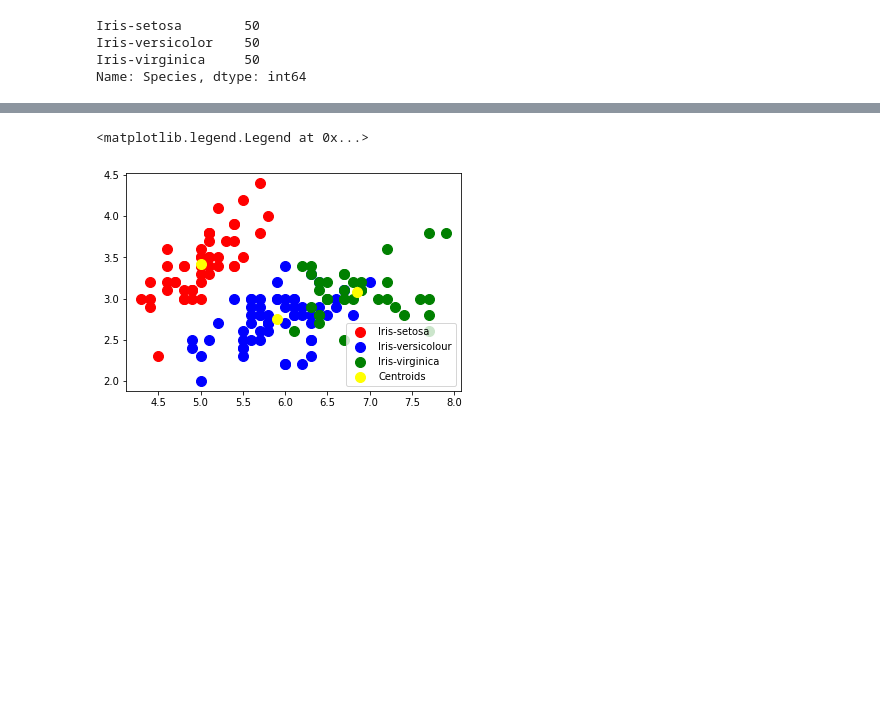
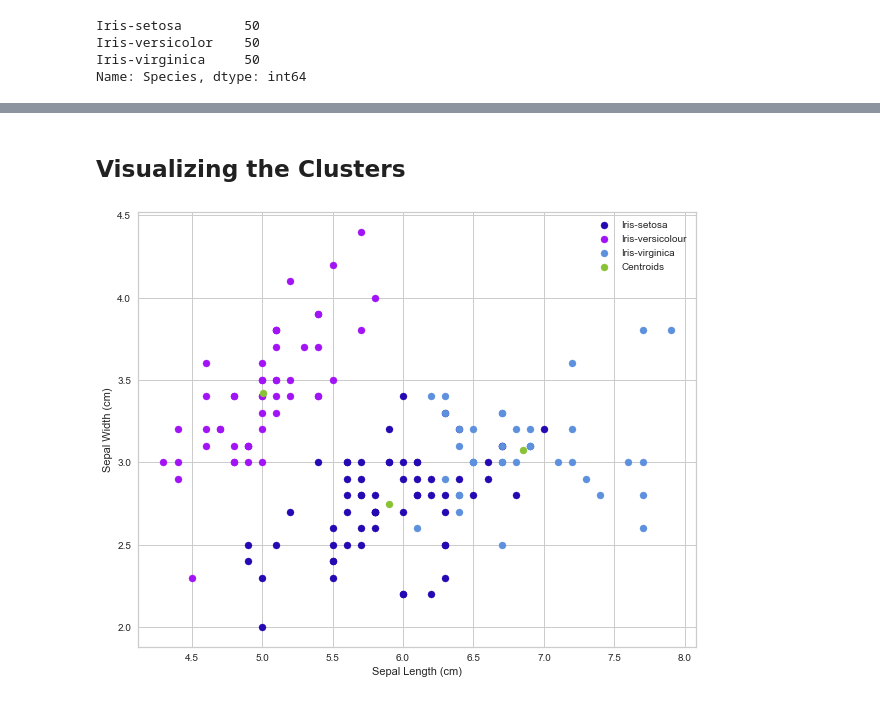
Before and after one commit to saranshkr/iris-kmeans-clustering, a Jupyter notebook: iris-clustering.ipynb, the cells around one changed output, grey strips where cells are left out. Saved outputs shown, nothing was run; the diff lists cells and outputs as text; code cells hidden in the pictures; blank space fills up the shorter version.

```diff
--- a/iris-clustering.ipynb
+++ b/iris-clustering.ipynb
@@ -30,11 +58,14 @@ from sklearn.cluster import KMeans
 # %%
 wcss = []
 
-for i in range(1, 11):
+for i in range(1, 8):
     kmeans = KMeans(n_clusters=i, init='k-means++')
     kmeans.fit(x)
     wcss.append(kmeans.inertia_)
 
-plt.plot(range(1, 11), wcss)
+plt.plot(range(1, 8), wcss)
+plt.xlabel("Number of Clusters")
+plt.ylabel("WCSS")
+plt.title("The Elbow Method")
 plt.show()
 # %% [output]
@@ -41,0 +75,5 @@ plt.show()
+# %%
+model = KMeans()
+visualizer = KElbowVisualizer(model, k=7, metric='distortion', timings=True, locate_elbow=True)
+visualizer.fit(x)
+visualizer.show()
@@ -42,3 +87,3 @@ plt.show()
 # %%
-kmeans = KMeans(n_clusters=3, init='k-means++')
+kmeans = KMeans(n_clusters=3, init='k-means++', tol=1e-5, random_state=0)
 y_kmeans = kmeans.fit_predict(x)
@@ -45,17 +100,23 @@ y_kmeans = kmeans.fit_predict(x)
+# %% [markdown]
+## Visualizing the Clusters
 # %%
+plt.figure(figsize=(10,8))
+
 # Visualising the clusters - On the first two columns
 plt.scatter(x[y_kmeans == 0, 0], x[y_kmeans == 0, 1],
-            s = 100, c = 'red', label = 'Iris-setosa')
+            s = 50, c = '#2509b3', label = 'Iris-setosa')
 plt.scatter(x[y_kmeans == 1, 0], x[y_kmeans == 1, 1],
-            s = 100, c = 'blue', label = 'Iris-versicolour')
+            s = 50, c = '#a214f5', label = 'Iris-versicolour')
 plt.scatter(x[y_kmeans == 2, 0], x[y_kmeans == 2, 1],
-            s = 100, c = 'green', label = 'Iris-virginica')
+            s = 50, c = '#5d91de', label = 'Iris-virginica')
 
 # Plotting the centroids of the clusters
 plt.scatter(kmeans.cluster_centers_[:, 0], kmeans.cluster_centers_[:,1],
-            s = 100, c = 'yellow', label = 'Centroids')
+            s = 50, c = '#89c234', label = 'Centroids')
 
 plt.legend()
+plt.xlabel("Sepal Length (cm)")
+plt.ylabel("Sepal Width (cm)")
+plt.show()
 # %% [output]
-<matplotlib.legend.Legend at 0x...>
-[figure, old version]
+[figure, new version]
```
Also changed, not shown: parts of 22 cells of this notebook.
